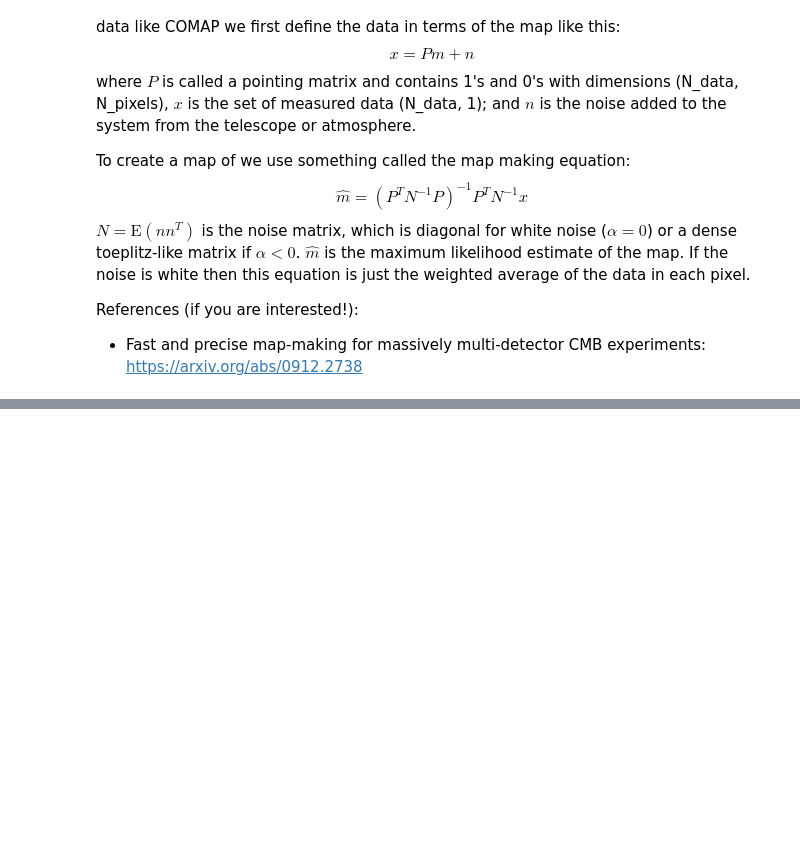
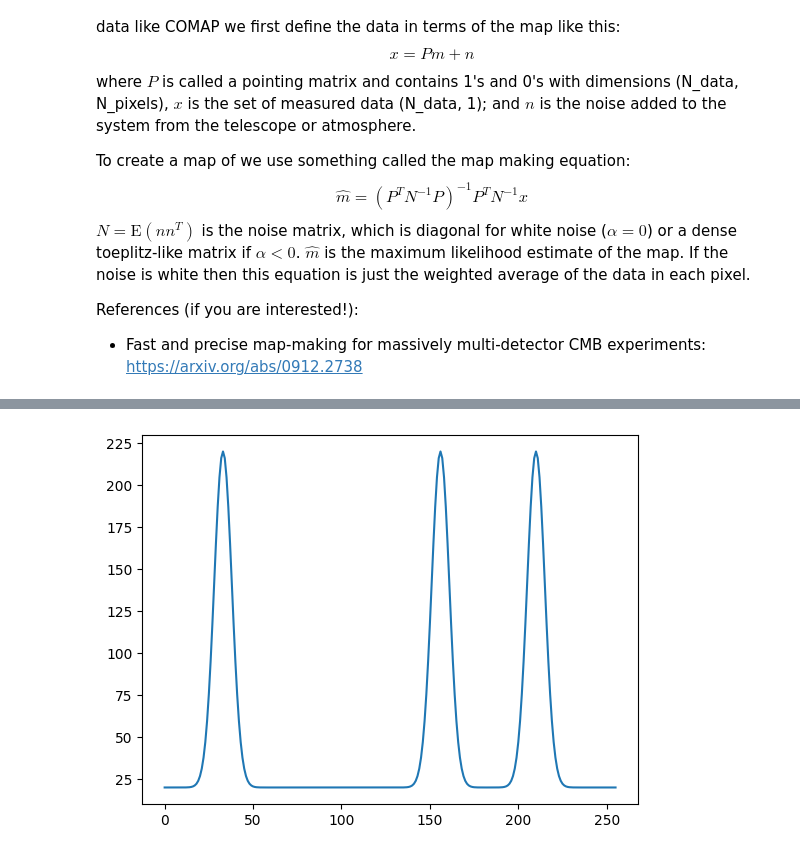
Before and after one commit to SharperJBCA/COMAP_MPHYS_2024, a Jupyter notebook: gain_correction/overview.ipynb, the cells around one changed output, grey strips where cells are left out. Cells and saved outputs as stored; diff of their text form; code cells hidden in the pictures; blank space fills up the shorter version.

```diff
--- a/gain_correction/overview.ipynb
+++ b/gain_correction/overview.ipynb
@@ -135,0 +136,24 @@ Text(0.05, 0.9, '$\\alpha = 0$')
+# %%
+def generate_tsys_spikes(n_frequencies,n_spikes, Tsys0=20, amplitude=200, sigma=5):
+    """Generate something that looks like the tsys spikes"""
+
+    tsys = np.ones(n_frequencies)*Tsys0
+    frequencies = np.arange(n_frequencies)
+    gaussian = lambda amplitude, offset, sigma, x: amplitude*np.exp(-0.5*((x-offset)/sigma)**2)
+    for ispike in range(n_spikes):
+        idx = int(np.random.uniform(low=0,high=n_frequencies+1))
+
+        tsys += gaussian(amplitude, idx, sigma, frequencies)
+
+    return tsys
+
+n_frequencies = 256
+n_spikes = 3
+tsys_spikes = generate_tsys_spikes(n_frequencies, n_spikes)
+
+pyplot.plot(tsys_spikes)
+pyplot.xlabel('Frequency Index')
+pyplot.ylabel(r'$T_\mathrm{sys}$')
+pyplot.show()
+# %% [output]
+[figure, added]
```
Also changed, not shown: parts of 5 cells of this notebook.
